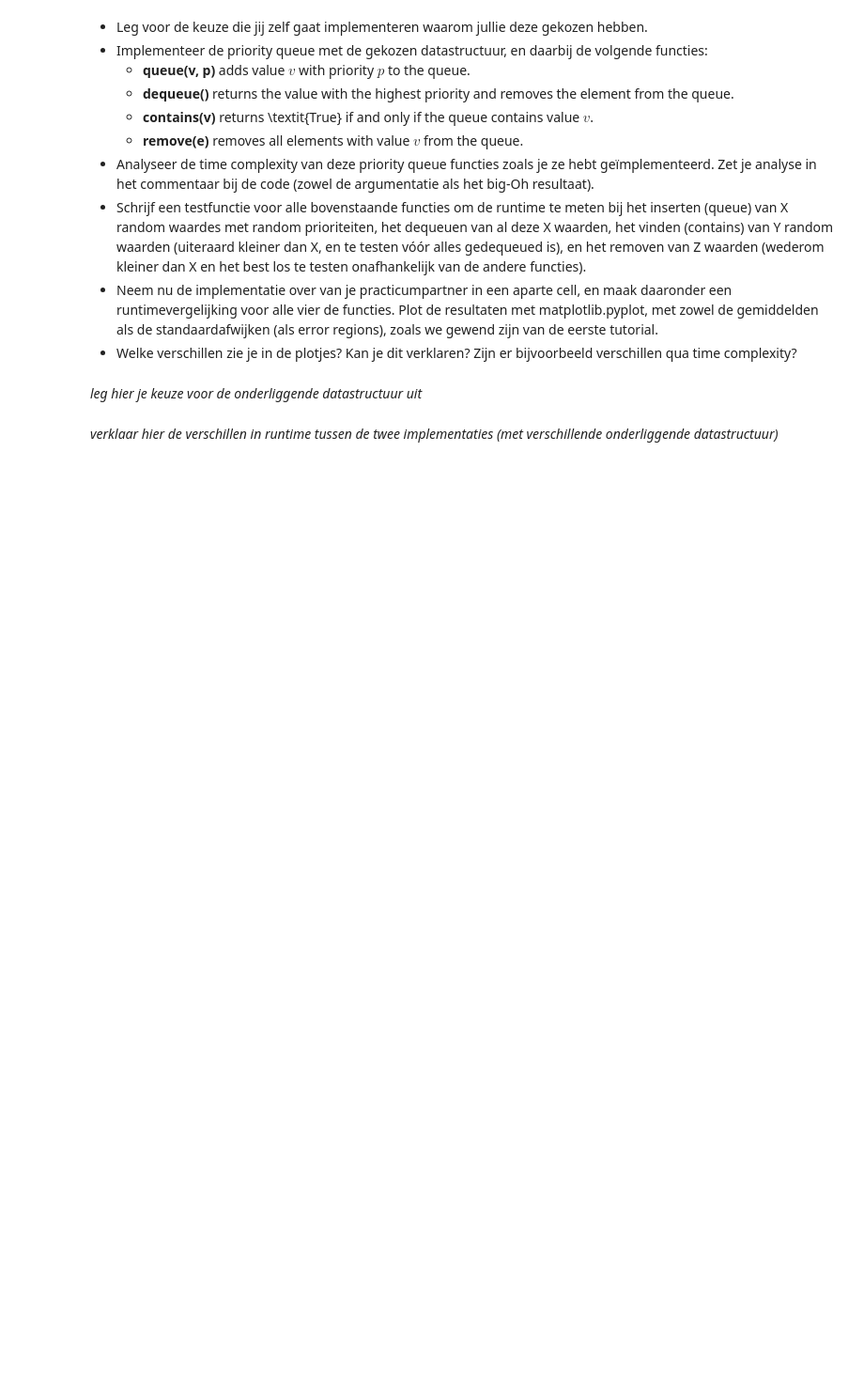
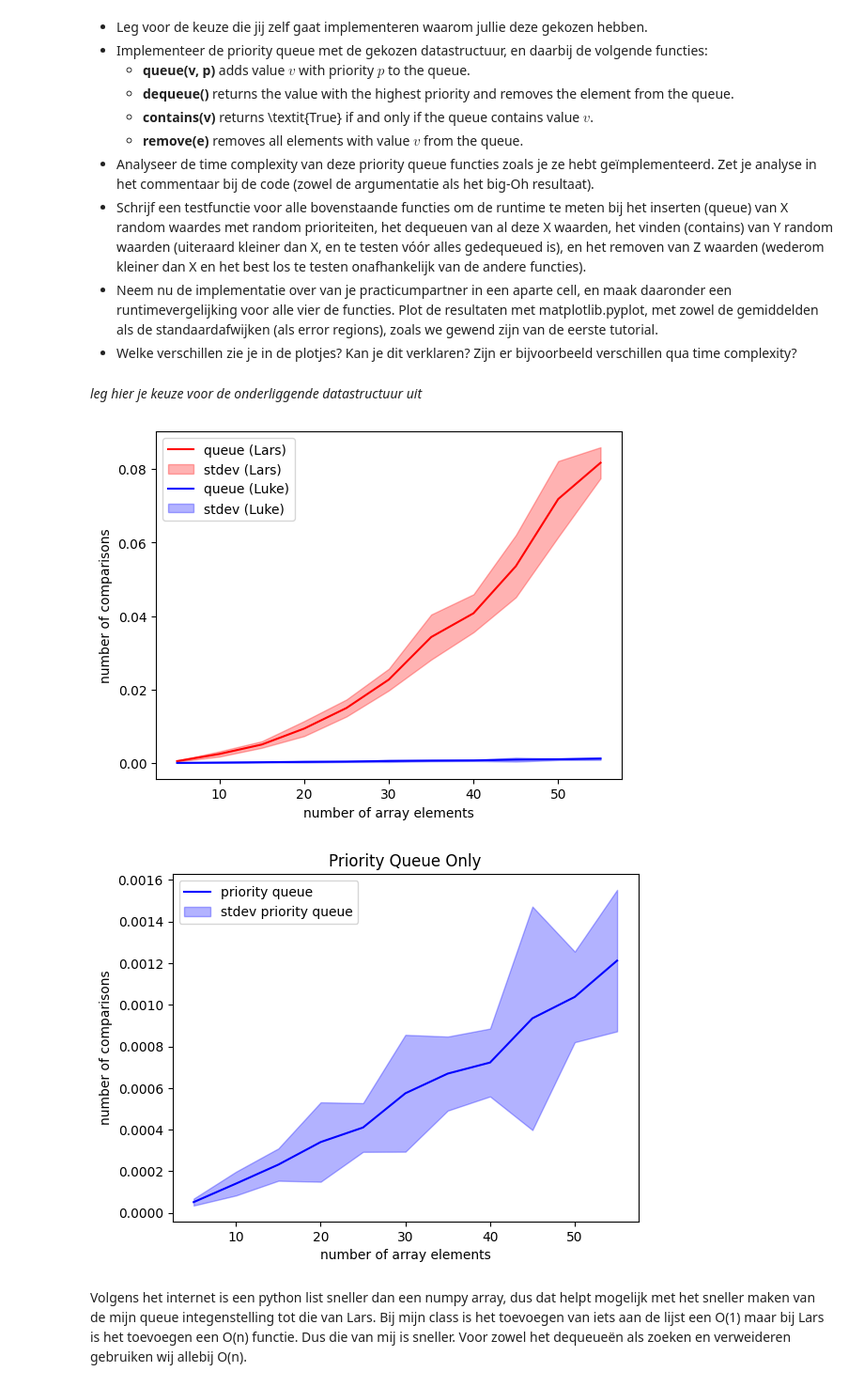
Before and after one commit to LFGaming/ALDS, a Jupyter notebook: ALDS2 - Containers, Searching & Sorting.ipynb, the cells around one changed output. Shown: that part at 94% size. Saved outputs shown, nothing was run; the diff lists cells and outputs as text; code cells hidden in the pictures; blank space fills up the shorter version.

```diff
--- a/ALDS2 - Containers, Searching & Sorting.ipynb
+++ b/ALDS2 - Containers, Searching & Sorting.ipynb
@@ -379,2 +438,0 @@ Enkele tips hierbij: kijk alvast eens naar recursieve datastructuren (volgend co
-# %% [markdown]
-*verklaar hier de verschillen in runtime tussen de twee implementaties (met verschillende onderliggende datastructuur)*
@@ -380,0 +597,63 @@ Enkele tips hierbij: kijk alvast eens naar recursieve datastructuren (volgend co
+# %%
+# schrijf hier de experimentele vergelijking van jullie vier methodes, en de code om de plotjes te maken
+mean_queue = []
+stdev_queue = []
+mean_priority_queue = []
+stdev_priority_queue = []
+meetpunten = list(range(5, 60, 5))
+for i in meetpunten:
+    queue = []
+    queue_prio = []
+    for j in range(50):
+        queue.append(test_queue(i))
+        queue_prio.append(test_priority_queue(i))
+    mean_queue.append(stats.mean(queue))
+    stdev_queue.append(stats.stdev(queue))
+    mean_priority_queue.append(stats.mean(queue_prio))
+    stdev_priority_queue.append(stats.stdev(queue_prio))
+
+# En dan de plot-code gemaakt met Matplotlib
+# Zie bijvoorbeeld de tutorial: https://matplotlib.org/tutorials/introductory/pyplot.html
+plt.plot(meetpunten, mean_queue, "r-")
+plt.fill_between(
+    meetpunten,
+    np.array(mean_queue) - np.array(stdev_queue),
+    np.array(mean_queue) + np.array(stdev_queue),
+    color="r",
+    alpha=0.3,
+)
+plt.plot(meetpunten, mean_priority_queue, "b-")
+plt.fill_between(
+    meetpunten,
+    np.array(mean_priority_queue) - np.array(stdev_priority_queue),
+    np.array(mean_priority_queue) + np.array(stdev_priority_queue),
+    color="b",
+    alpha=0.3,
+)
+plt.xlabel("number of array elements")
+plt.ylabel("number of comparisons")
+plt.legend(["queue (Lars)", "stdev (Lars)", "queue (Luke)", "stdev (Luke)"], loc="upper left")
+plt.show()
+
+# Plot for only priority queue
+plt.figure()
+plt.plot(meetpunten, mean_priority_queue, "b-")
+plt.fill_between(
+    meetpunten,
+    np.array(mean_priority_queue) - np.array(stdev_priority_queue),
+    np.array(mean_priority_queue) + np.array(stdev_priority_queue),
+    color="b",
+    alpha=0.3,
+)
+plt.xlabel("number of array elements")
+plt.ylabel("number of comparisons")
+plt.legend(["priority queue", "stdev priority queue"], loc="upper left")
+plt.title("Priority Queue Only")
+plt.show()
+# %% [output]
+[figure, added]
+[figure, added]
+# %% [markdown]
+Volgens het internet is een python list sneller dan een numpy array, dus dat helpt mogelijk met het sneller maken van de mijn queue integenstelling tot die van Lars. </br>
+Bij mijn class is het toevoegen van iets aan de lijst een O(1) maar bij Lars is het toevoegen een O(n) functie. Dus die van mij is sneller. </br>
+Voor zowel het dequeueën als zoeken en verweideren gebruiken wij allebij O(n). </br>
```
Also changed, not shown: parts of 6 cells of this notebook.
